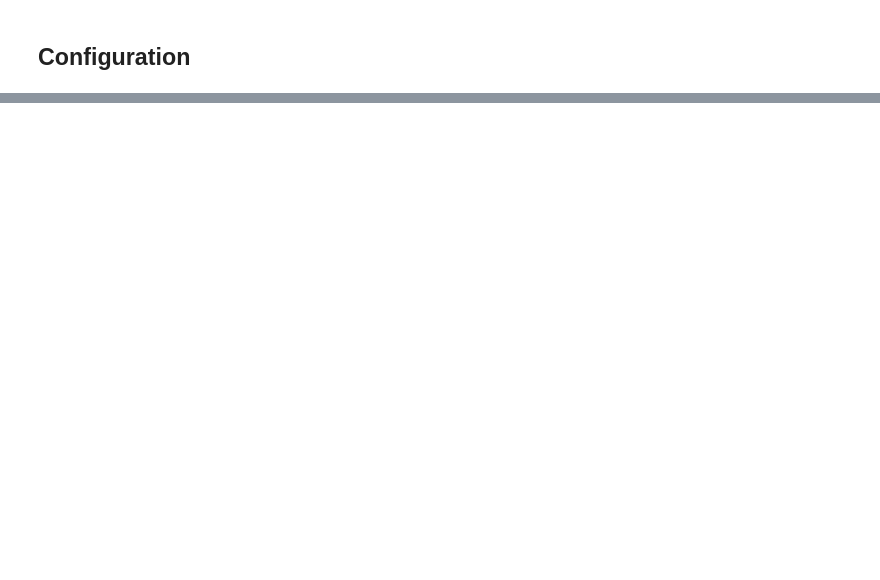
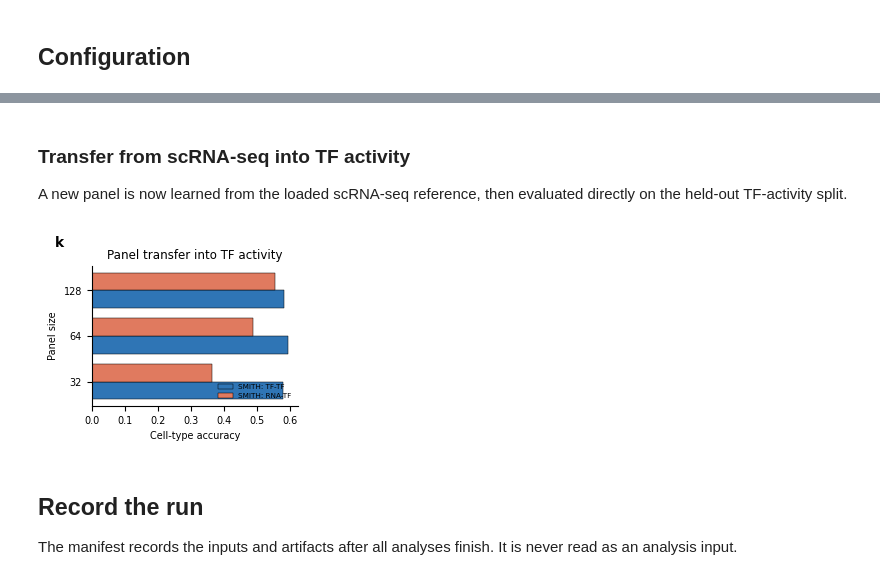
Before and after one commit to fym0503/SMITH, a Jupyter notebook: docs/source/tutorials/notebooks/regulatory_section/02_SMITH_Regulatory_Activity_executed.ipynb, the cells around one changed output, grey strips where cells are left out. Cells and saved outputs as stored; diff of their text form; code cells hidden in the pictures; blank space fills up the shorter version.

```diff
--- a/docs/source/tutorials/notebooks/regulatory_section/02_SMITH_Regulatory_Activity_executed.ipynb
+++ b/docs/source/tutorials/notebooks/regulatory_section/02_SMITH_Regulatory_Activity_executed.ipynb
@@ -299,0 +306,69 @@ This executed page uses one real TF split, one real miRNA split and one scRNA-to
+# %% [markdown]
+### Transfer from scRNA-seq into TF activity
+
+A new panel is now learned from the loaded scRNA-seq reference, then evaluated directly on the held-out TF-activity split.
+# %%
+source_names = scrna.var["gene_short_name"].astype(str).str.upper() if "gene_short_name" in scrna.var else scrna.var_names.astype(str).str.upper()
+scrna_for_training = scrna.copy()
+scrna_for_training.var_names = pd.Index(source_names)
+scrna_for_training.var_names_make_unique()
+if "gene_short_name" in scrna_for_training.var:
+    scrna_for_training.var = scrna_for_training.var.rename(columns={"gene_short_name": "gene_short_name_orig"})
+if "cell_type" not in scrna_for_training.obs and "cell.type" in scrna_for_training.obs:
+    scrna_for_training.obs["cell_type"] = scrna_for_training.obs["cell.type"].astype(str)
+if "absolute_time" not in scrna_for_training.obs and "embryo.time" in scrna_for_training.obs:
+    scrna_for_training.obs["absolute_time"] = pd.to_numeric(scrna_for_training.obs["embryo.time"], errors="coerce")
+valid_labels = scrna_for_training.obs["cell_type"].astype(str).str.strip()
+valid_time = pd.to_numeric(scrna_for_training.obs["absolute_time"], errors="coerce")
+keep_cells = valid_labels.ne("") & ~valid_labels.str.lower().isin({"nan", "none"}) & valid_time.notna()
+scrna_for_training = scrna_for_training[keep_cells.to_numpy()].copy()
+scrna_for_training.obs["cell_type"] = valid_labels.loc[keep_cells].to_numpy()
+scrna_for_training.obs["absolute_time"] = valid_time.loc[keep_cells].to_numpy()
+shared_tf = sorted(set(scrna_for_training.var_names) & set(tf_test.var_names.astype(str).str.upper()))
+scrna_for_training = scrna_for_training[:, scrna_for_training.var_names.isin(shared_tf)].copy()
+counts = scrna_for_training.layers["counts"] if "counts" in scrna_for_training.layers else scrna_for_training.X
+counts = counts.toarray() if sparse.issparse(counts) else np.asarray(counts)
+totals = counts.sum(axis=1, keepdims=True); totals[totals == 0] = 1.0
+normalized = np.log1p(counts.astype(np.float32) * (1e4 / totals))
+minimum = normalized.min(axis=0); span = normalized.max(axis=0) - minimum; span[span == 0] = 1.0
+scrna_for_training.X = ((normalized - minimum) / span).astype(np.float32)
+
+transfer_run = run_smith(
+    adata_file=None, adata=scrna_for_training,
+    output_dir=CASE_OUTPUT / "runs/transfer_scRNA/seed_1/SMITH",
+    tasks="recon,cls,time", task_name="elegans_scrna_to_tf_seed1",
+    panel_size=128, epochs=EPOCHS, device=DEVICE, seed=1,
+    batch_size=BATCH_SIZE, time_label="absolute_time", max_cells=MAX_CELLS,
+    sampling_strategy="celltype", force=True, include_in_memory=True,
+)
+transfer_rows = []
+for panel_size in (32, 64, 128):
+    panel_genes = ranked_genes(transfer_run["ranking_frame"], panel_size)
+    panel_path = Path(transfer_run["output_dir"]) / "panels" / f"RNA_TF_top{panel_size}.tsv"
+    write_panel_genes(panel_genes, panel_path)
+    metrics, celltype_prediction, time_prediction = evaluate_loaded(
+        tf_train, tf_test, panel_genes, panel_size, time_column="absolute_time", neighbors=5,
+        output_dir=Path(transfer_run["output_dir"]) / "evaluation" / f"top{panel_size}",
+    )
+    transfer_rows.append({
+        "split": "split_1", "training_seed": 1, "method": "SMITH",
+        "source_modality": "RNA-TF", "panel_size": panel_size, **metrics["metrics"],
+    })
+for row in benchmark_rows:
+    if row["dataset"] == "elegans_tf":
+        transfer_rows.append({**row, "source_modality": "TF-TF"})
+transfer = pd.json_normalize(transfer_rows)
+transfer.to_csv(FIGURE_DATA / "figure3_k_transfer.tsv", sep="\t", index=False)
+
+figure, axis = plt.subplots(figsize=(2.55, 2.25), facecolor="white")
+_draw_transfer(axis, transfer)
+figure.text(0.015, 0.985, "k", ha="left", va="top", fontsize=10, weight="bold")
+figure.subplots_adjust(left=0.16, right=0.97, bottom=0.23, top=0.85)
+display(figure)
+plt.close(figure)
+# %% [output]
+[figure, added]
+# %% [markdown]
+## Record the run
+
+The manifest records the inputs and artifacts after all analyses finish. It is never read as an analysis input.
```
Also changed, not shown: parts of 53 cells of this notebook, 7 other files.
